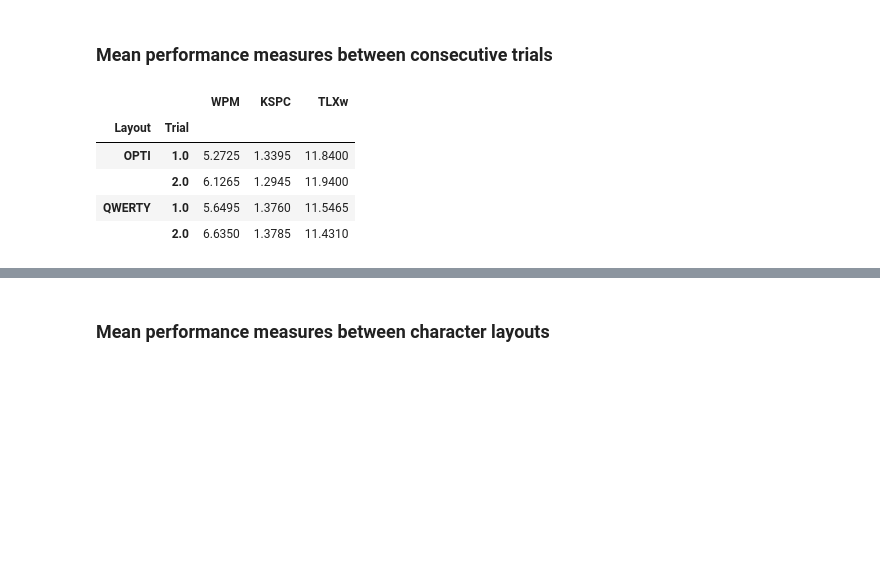
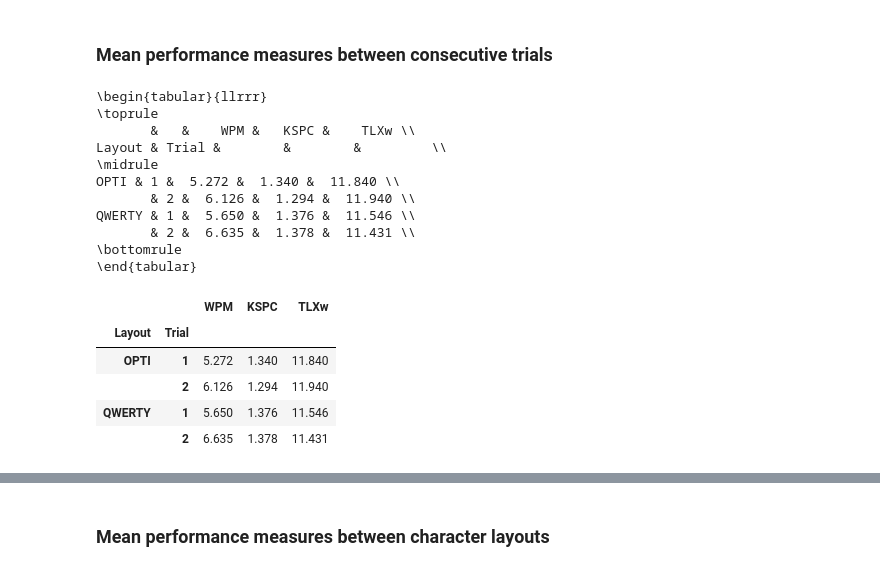
Before and after one commit to bromanoff/TipTopTyping, a Jupyter notebook: analysis/plots/plots.ipynb, the cells around one changed output, grey strips where cells are left out. Cells and saved outputs as stored; diff of their text form; code cells hidden in the pictures; blank space fills up the shorter version.

```diff
--- a/analysis/plots/plots.ipynb
+++ b/analysis/plots/plots.ipynb
@@ -25,6 +25,8 @@ for i in range(len(df)):
     else:
         df.at[i, "Trial"] = 2
 
+df["Trial"] = df["Trial"].astype(int)
+
 df.head()
 # %% [output]
 |  | Participant | sortID | Condition | Mobile Scenario | Layout | Run | Trial | Time needed (s) | ... |
@@ -218,15 +234,32 @@ No artists with labels found to put in legend.  Note that artists whose label st
 # %% [markdown]
 ### Mean performance measures between consecutive trials
 # %%
+import jinja2
+
 layout_trial_eval = df.groupby(['Layout', 'Trial'])[['WPM', 'KSPC', 'TLXw']].mean()
+layout_trial_eval = layout_trial_eval.round(3)
+
+print(layout_trial_eval.to_latex())
+
 layout_trial_eval.head()
 # %% [output]
+\begin{tabular}{llrrr}
+\toprule
+       &   &    WPM &   KSPC &    TLXw \\
+Layout & Trial &        &        &         \\
+\midrule
+OPTI & 1 &  5.272 &  1.340 &  11.840 \\
+       & 2 &  6.126 &  1.294 &  11.940 \\
+QWERTY & 1 &  5.650 &  1.376 &  11.546 \\
+       & 2 &  6.635 &  1.378 &  11.431 \\
+\bottomrule
+\end{tabular}
 |  |  | WPM | KSPC | TLXw |
 | Layout | Trial |  |  |  |
-| OPTI | 1.0 | 5.2725 | 1.3395 | 11.8400 |
-|  | 2.0 | 6.1265 | 1.2945 | 11.9400 |
-| QWERTY | 1.0 | 5.6495 | 1.3760 | 11.5465 |
-|  | 2.0 | 6.6350 | 1.3785 | 11.4310 |
+| OPTI | 1 | 5.272 | 1.340 | 11.840 |
+|  | 2 | 6.126 | 1.294 | 11.940 |
+| QWERTY | 1 | 5.650 | 1.376 | 11.546 |
+|  | 2 | 6.635 | 1.378 | 11.431 |
 # %%
 fig, axes = plt.subplots(nrows=1, ncols=3, figsize=(14, 4))
 
```
Also changed, not shown: parts of 15 cells of this notebook, 2 other files.
